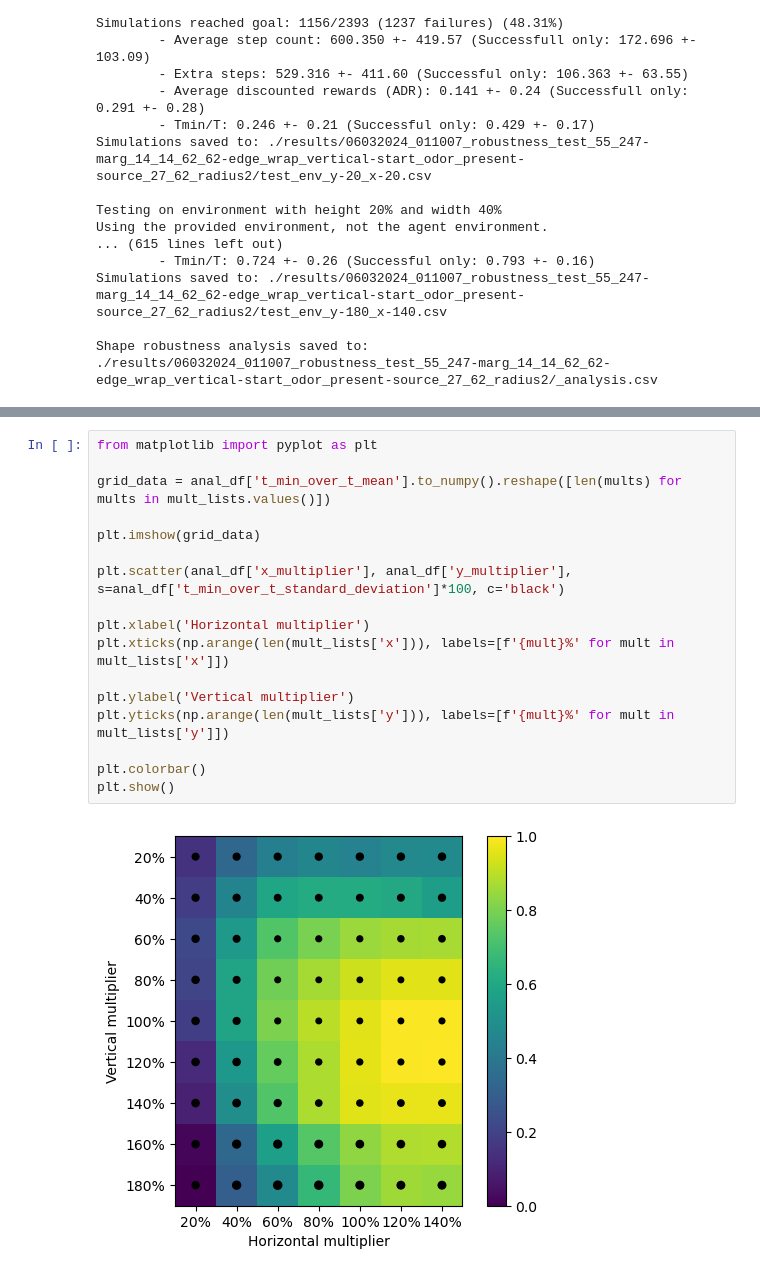
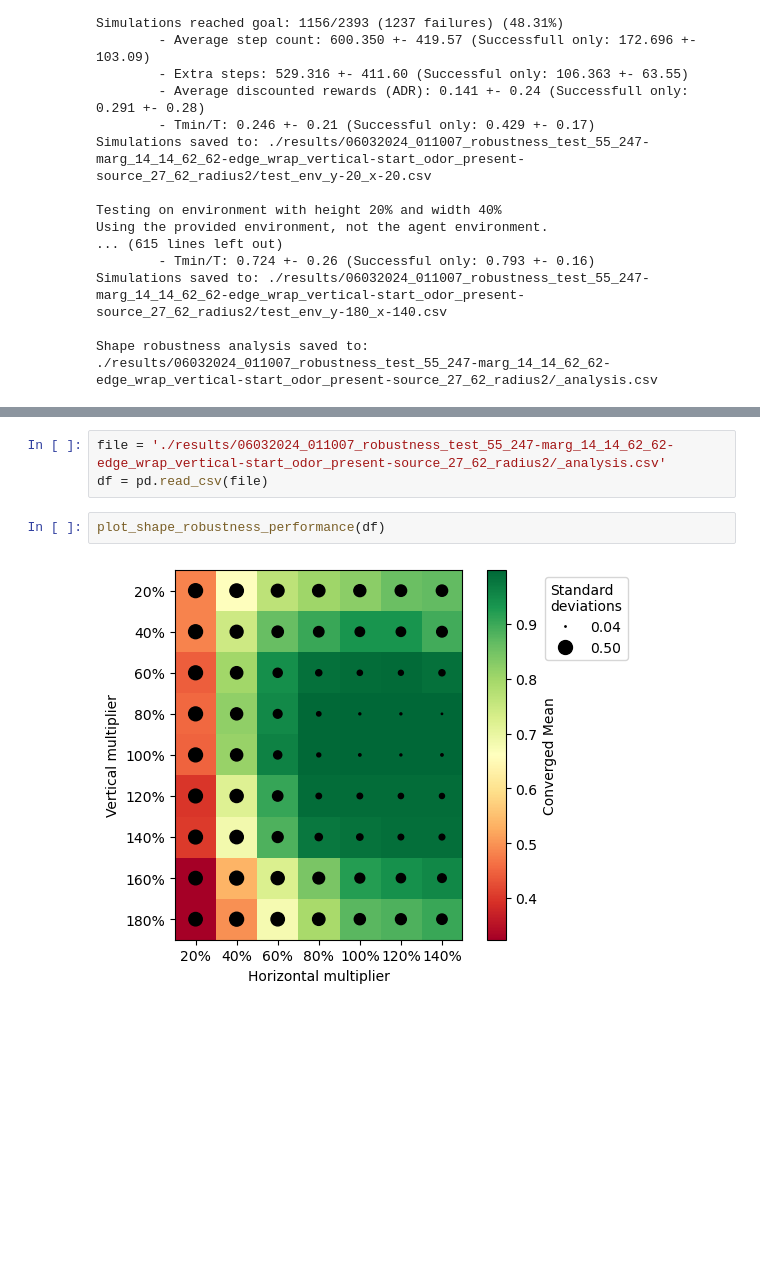
Before and after one commit to PimLb/olfactory-navigation, a Jupyter notebook: experiments/pomdp_agent_robustness_test.ipynb, the cells around one changed output, grey strips where cells are left out. Saved outputs shown, nothing was run; the diff lists cells and outputs as text; blank space fills up the shorter version.

Commit message:
Shape robustness visualization functions and small fixes

```diff
--- a/experiments/pomdp_agent_robustness_test.ipynb
+++ b/experiments/pomdp_agent_robustness_test.ipynb
@@ -156,19 +153,7 @@ plt.show()
-# %%
-from matplotlib import pyplot as plt
-
-grid_data = anal_df['t_min_over_t_mean'].to_numpy().reshape([len(mults) for mults in mult_lists.values()])
-
-plt.imshow(grid_data)
-
-plt.scatter(anal_df['x_multiplier'], anal_df['y_multiplier'], s=anal_df['t_min_over_t_standard_deviation']*100, c='black')
-
-plt.xlabel('Horizontal multiplier')
-plt.xticks(np.arange(len(mult_lists['x'])), labels=[f'{mult}%' for mult in mult_lists['x']])
-
-plt.ylabel('Vertical multiplier')
-plt.yticks(np.arange(len(mult_lists['y'])), labels=[f'{mult}%' for mult in mult_lists['y']])
-
-plt.colorbar()
-plt.show()
-# %% [output]
-[figure, removed]
+# %%
+file = './results/06032024_011007_robustness_test_55_247-marg_14_14_62_62-edge_wrap_vertical-start_odor_present-source_27_62_radius2/_analysis.csv'
+df = pd.read_csv(file)
+# %%
+plot_shape_robustness_performance(df)
+# %% [output]
+[figure, added]
```
Also changed, not shown: parts of 16 cells of this notebook, 3 other files.
